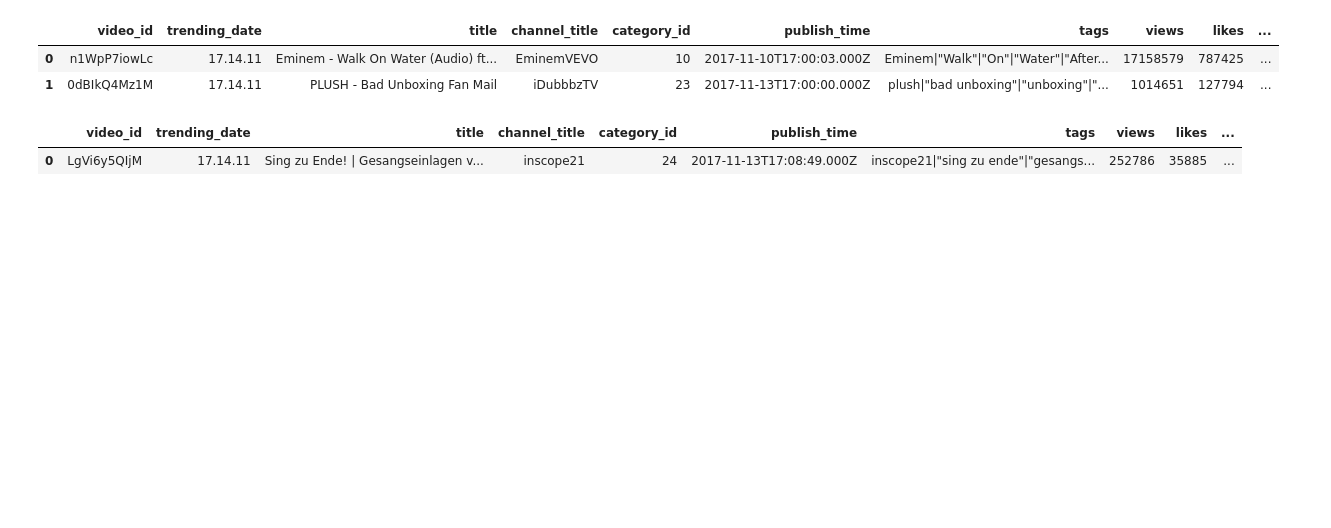
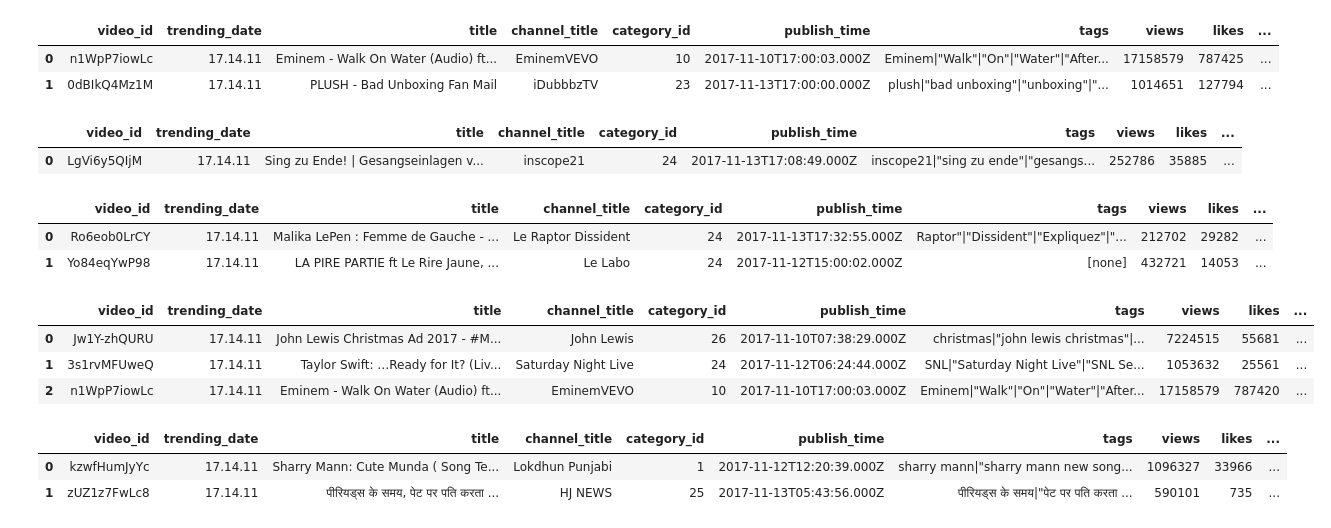
Before and after one commit to sajjadlaghari/focs-fina-project, a Jupyter notebook: youtube_project.ipynb, the cells around one changed output. Saved outputs shown, nothing was run; the diff lists cells and outputs as text; code cells hidden in the pictures; blank space fills up the shorter version.

```diff
--- a/youtube_project.ipynb
+++ b/youtube_project.ipynb
@@ -27,9 +27,22 @@ DEvideos.head(1)
 |  | video_id | trending_date | title | channel_title | category_id | publish_time | tags | views | likes | ... |
 | 0 | LgVi6y5QIjM | 17.14.11 | Sing zu Ende! | Gesangseinlagen v... | inscope21 | 24 | 2017-11-13T17:08:49.000Z | inscope21|"sing zu ende"|"gesangs... | 252786 | 35885 | ... |
 # %%
-FRvideos.head()
+FRvideos.head(2)
+# %% [output]
+|  | video_id | trending_date | title | channel_title | category_id | publish_time | tags | views | likes | ... |
+| 0 | Ro6eob0LrCY | 17.14.11 | Malika LePen : Femme de Gauche - ... | Le Raptor Dissident | 24 | 2017-11-13T17:32:55.000Z | Raptor"|"Dissident"|"Expliquez"|"... | 212702 | 29282 | ... |
+| 1 | Yo84eqYwP98 | 17.14.11 | LA PIRE PARTIE ft Le Rire Jaune, ... | Le Labo | 24 | 2017-11-12T15:00:02.000Z | [none] | 432721 | 14053 | ... |
 # %%
-GBvideos.head()
+GBvideos.head(3)
+# %% [output]
+|  | video_id | trending_date | title | channel_title | category_id | publish_time | tags | views | likes | ... |
+| 0 | Jw1Y-zhQURU | 17.14.11 | John Lewis Christmas Ad 2017 - #M... | John Lewis | 26 | 2017-11-10T07:38:29.000Z | christmas|"john lewis christmas"|... | 7224515 | 55681 | ... |
+| 1 | 3s1rvMFUweQ | 17.14.11 | Taylor Swift: …Ready for It? (Liv... | Saturday Night Live | 24 | 2017-11-12T06:24:44.000Z | SNL|"Saturday Night Live"|"SNL Se... | 1053632 | 25561 | ... |
+| 2 | n1WpP7iowLc | 17.14.11 | Eminem - Walk On Water (Audio) ft... | EminemVEVO | 10 | 2017-11-10T17:00:03.000Z | Eminem|"Walk"|"On"|"Water"|"After... | 17158579 | 787420 | ... |
 # %%
-INvideos.head()
+INvideos.head(2)
+# %% [output]
+|  | video_id | trending_date | title | channel_title | category_id | publish_time | tags | views | likes | ... |
+| 0 | kzwfHumJyYc | 17.14.11 | Sharry Mann: Cute Munda ( Song Te... | Lokdhun Punjabi | 1 | 2017-11-12T12:20:39.000Z | sharry mann|"sharry mann new song... | 1096327 | 33966 | ... |
+| 1 | zUZ1z7FwLc8 | 17.14.11 | पीरियड्स के समय, पेट पर पति करता ... | HJ NEWS | 25 | 2017-11-13T05:43:56.000Z | पीरियड्स के समय|"पेट पर पति करता ... | 590101 | 735 | ... |
 # %%
```
Also changed, not shown: parts of 5 cells of this notebook.
